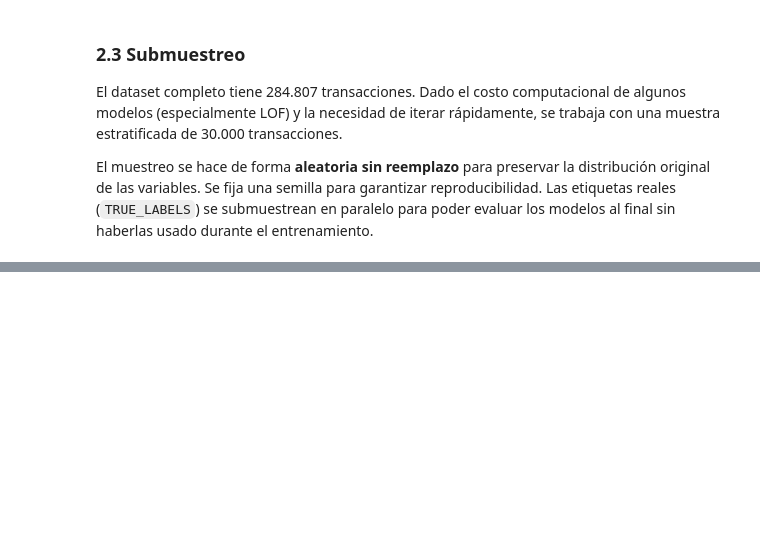
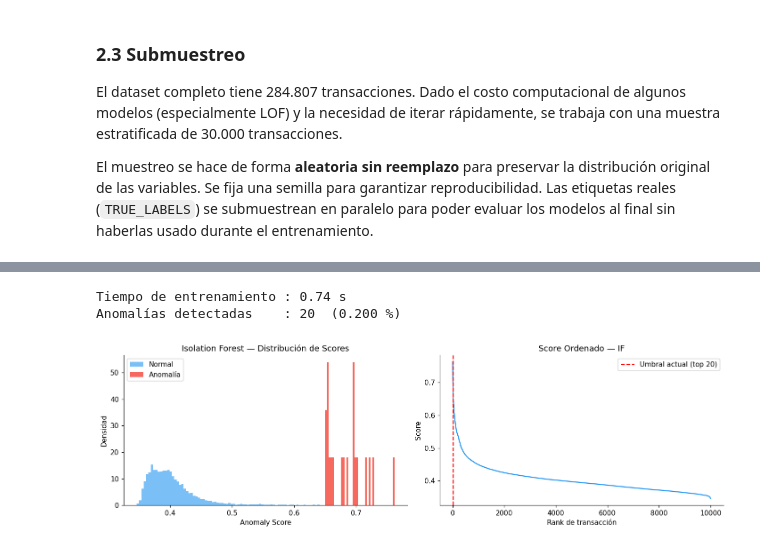
Before and after one commit to Santibareiro27/Inteligencia-Computacional, a Jupyter notebook: RA1_TP4/RA1_Trabajo_práctico_N°_4_G8.ipynb, the cells around one changed output, grey strips where cells are left out. Saved outputs shown, nothing was run; the diff lists cells and outputs as text; code cells hidden in the pictures; blank space fills up the shorter version.

```diff
--- a/RA1_TP4/RA1_Trabajo_práctico_N°_4_G8.ipynb
+++ b/RA1_TP4/RA1_Trabajo_práctico_N°_4_G8.ipynb
@@ -508,0 +542,51 @@ Tasa de fraude en el dataset completo: 0.173 %
+# %%
+# Entrenamiento
+t0 = time.time()
+iforest = IsolationForest(
+    n_estimators=200,
+    contamination=0.002,
+    max_samples="auto",
+    random_state=RANDOM_STATE,
+    n_jobs=-1,
+)
+iforest.fit(X_sample)
+t_fit_if = time.time() - t0
+
+# Scores y predicciones
+if_scores = -iforest.score_samples(X_sample)   # invertido: mayor = más anómalo
+if_pred   = iforest.predict(X_sample)           # -1 = anomalía, 1 = normal
+if_labels = (if_pred == -1).astype(int)
+
+print(f"Tiempo de entrenamiento : {t_fit_if:.2f} s")
+print(f"Anomalías detectadas    : {if_labels.sum():,}  ({if_labels.mean()*100:.3f} %)")
+# %% [output]
+Tiempo de entrenamiento : 0.74 s
+Anomalías detectadas    : 20  (0.200 %)
+# %%
+# Distribución de scores
+fig, axes = plt.subplots(1, 2, figsize=(13, 4))
+
+ax = axes[0]
+ax.hist(if_scores[if_labels == 0], bins=80, alpha=0.6,
+        color="#2196F3", label="Normal", density=True)
+ax.hist(if_scores[if_labels == 1], bins=40, alpha=0.8,
+        color="#F44336", label="Anomalía", density=True)
+ax.set_xlabel("Anomaly Score")
+ax.set_ylabel("Densidad")
+ax.set_title("Isolation Forest — Distribución de Scores")
+ax.legend()
+
+ax = axes[1]
+sorted_scores = np.sort(if_scores)[::-1]
+ax.plot(sorted_scores, color="#2196F3", lw=1.5)
+ax.axvline(if_labels.sum(), color="red", ls="--", lw=1.5,
+           label=f"Umbral actual (top {if_labels.sum():,})")
+ax.set_xlabel("Rank de transacción")
+ax.set_ylabel("Score")
+ax.set_title("Score Ordenado — IF")
+ax.legend()
+
+plt.tight_layout()
+plt.show()
+# %% [output]
+[figure, added]
```
Also changed, not shown: parts of 44 cells of this notebook.
